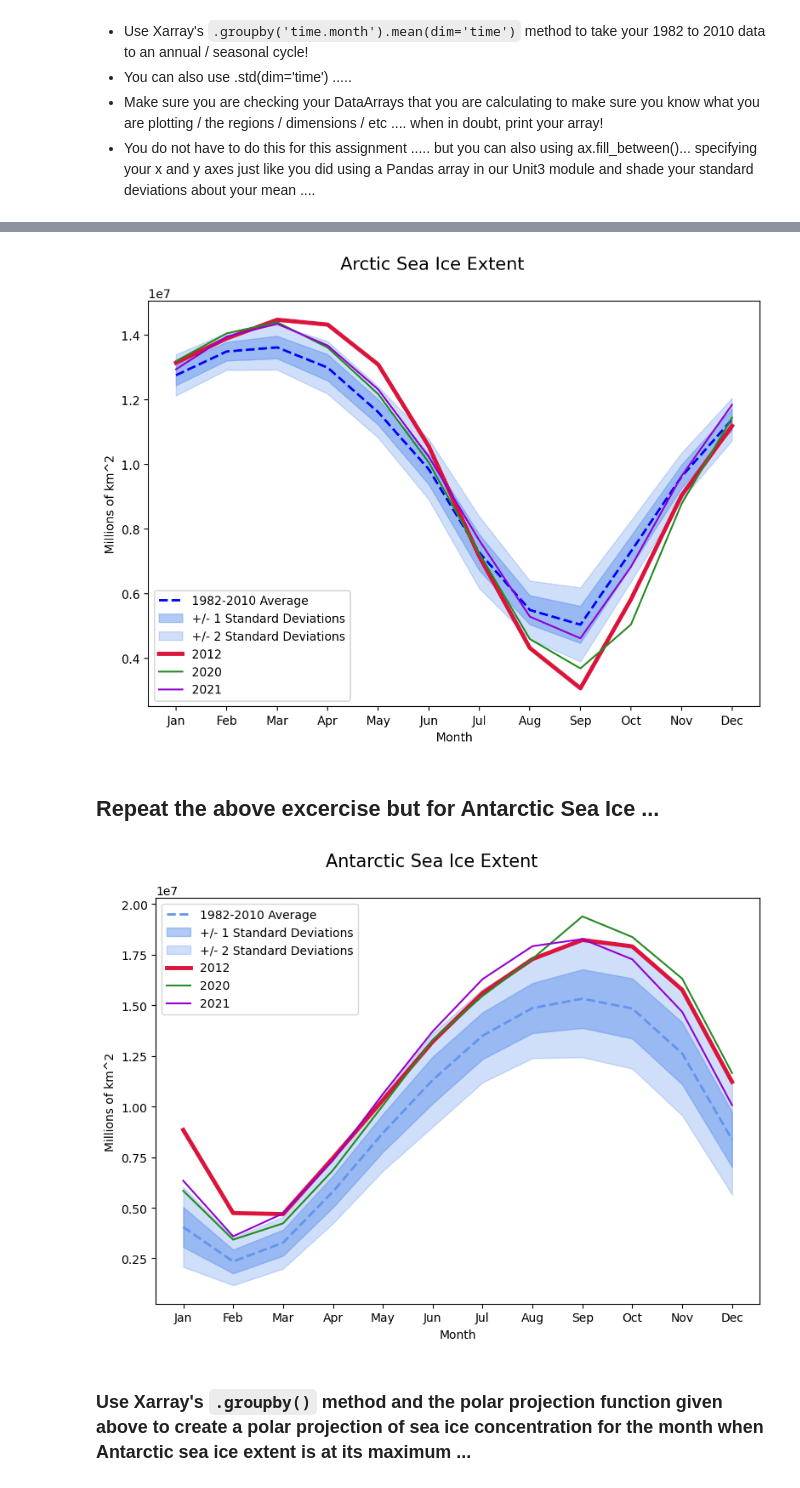
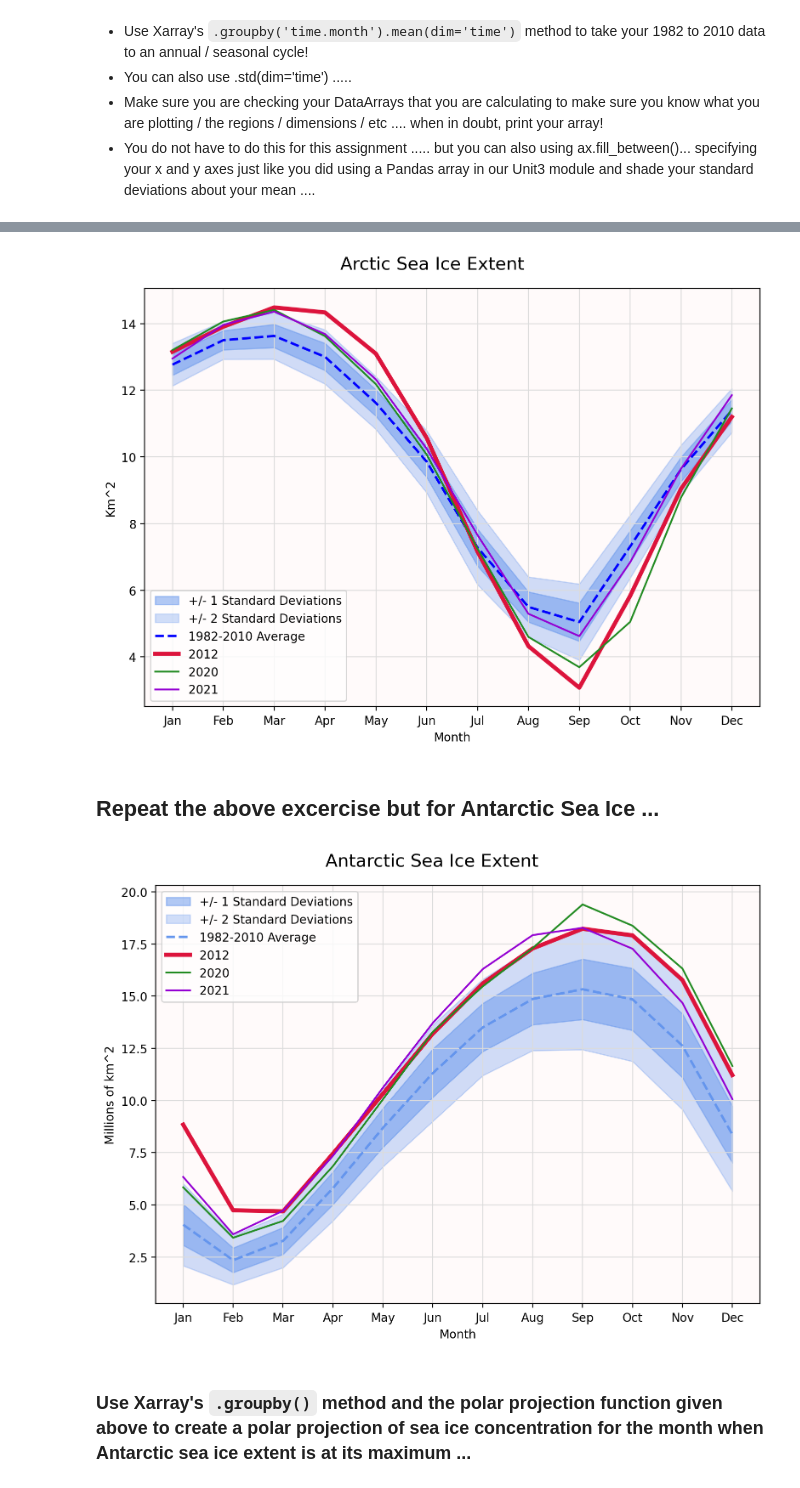
Before and after one commit to EES-3506-5506/Unit5_Holtzman, a Jupyter notebook: notebooks/SeaIce_Observations_Notebook.ipynb, the cells around one changed output, grey strips where cells are left out. Saved outputs shown, nothing was run; the diff lists cells and outputs as text; code cells hidden in the pictures.

```diff
--- a/notebooks/SeaIce_Observations_Notebook.ipynb
+++ b/notebooks/SeaIce_Observations_Notebook.ipynb
@@ -170,13 +170,15 @@ fig, (ax) = plt.subplots(nrows = 1, ncols = 1, figsize = (8, 6))
 
 fig.suptitle('Arctic Sea Ice Extent', fontsize=15)
 
-ax.plot(avgextent8210['month'],
-        avgextent8210, linewidth=2, linestyle='--',
-        label='1982-2010 Average', color='blue')
+ax.grid(color='gainsboro')
+
 ax.fill_between(avgextent8210['month'], avgextent8210+stddev8210,avgextent8210-stddev8210,
                 label='+/- 1 Standard Deviations',alpha=0.5, color='cornflowerblue')
 ax.fill_between(avgextent8210['month'], avgextent8210+(2*stddev8210),avgextent8210-(2*stddev8210),
                 label='+/- 2 Standard Deviations',alpha=0.3, color='cornflowerblue')
+ax.plot(avgextent8210['month'],
+        avgextent8210, linewidth=2, linestyle='--',
+        label='1982-2010 Average', color='blue')
 
 ax.plot(avgextent2012['month'], avgextent2012, linewidth=3.5, label='2012', color='crimson')
 ax.plot(avgextent2020['month'], avgextent2020, linewidth=1.5, label='2020', color='forestgreen')
@@ -186,12 +188,14 @@ ax.xaxis.set_ticks([1, 2, 3, 4, 5, 6, 7,  8, 9, 10, 11, 12],
               ['Jan','Feb','Mar','Apr','May','Jun','Jul','Aug','Sep','Oct','Nov','Dec'])
 
 ax.legend()
-ax.set_ylabel('Millions of km^2')
+ax.set_ylabel('Km^2')
 ax.set_xlabel('Month')
 
+ax.set_facecolor('snow')
+
 plt.tight_layout()
 # %% [output]
-[figure, old version]
+[figure, new version]
 # %% [markdown]
 ## Repeat the above excercise but for Antarctic Sea Ice ...
 # %%
@@ -199,7 +203,7 @@ cell_area=seaice_gridcell_area.cell_area
 SI_extent= SI_conc*cell_area
 antarctic_SIextent=SI_extent.sel(lat=slice(-90,0))
 total_ant_extent=antarctic_SIextent.sum(dim=['lat','lon'])
-ant_extent_km=total_ant_extent/(10**6)
+ant_extent_km=total_ant_extent/(10**6)/(10**6)
 # %%
 ant_timeavg8210=ant_extent_km.sel(time=slice('1982-01-01','2010-12-01'))
 ant_avgextent8210=ant_timeavg8210.groupby('time.month').mean(dim='time')
@@ -216,31 +220,35 @@ ant_avgextent2021=ant_SIE2021.groupby('time.month').mean(dim='time')
 # %%
 fig, (ax) = plt.subplots(nrows = 1, ncols = 1, figsize = (8, 6))
 
 fig.suptitle('Antarctic Sea Ice Extent', fontsize=15)
 
-ax.plot(ant_avgextent8210['month'],
-        ant_avgextent8210, linewidth=2, linestyle='--',
-        label='1982-2010 Average', color='cornflowerblue')
+ax.grid(color='gainsboro')
+
 ax.fill_between(ant_avgextent8210['month'], ant_avgextent8210+ant_stddev8210,
                 ant_avgextent8210-ant_stddev8210,
                 label='+/- 1 Standard Deviations',alpha=0.5, color='cornflowerblue')
 ax.fill_between(ant_avgextent8210['month'], ant_avgextent8210+(2*ant_stddev8210),
                 ant_avgextent8210-(2*ant_stddev8210),
                 label='+/- 2 Standard Deviations',alpha=0.3, color='cornflowerblue')
+ax.plot(ant_avgextent8210['month'],
+        ant_avgextent8210, linewidth=2, linestyle='--',
+        label='1982-2010 Average', color='cornflowerblue')
 
 ax.plot(ant_avgextent2012['month'], ant_avgextent2012, linewidth=3.5, label='2012', color='crimson')
 ax.plot(ant_avgextent2020['month'], ant_avgextent2020, linewidth=1.5, label='2020', color='forestgreen')
 ax.plot(ant_avgextent2021['month'], ant_avgextent2021, linewidth=1.5, label='2021', color='darkviolet')
 
 ax.xaxis.set_ticks([1, 2, 3, 4, 5, 6, 7,  8, 9, 10, 11, 12],
               ['Jan','Feb','Mar','Apr','May','Jun','Jul','Aug','Sep','Oct','Nov','Dec'])
 ax.legend()
 ax.set_ylabel('Millions of km^2')
 ax.set_xlabel('Month')
 
+ax.set_facecolor('snow')
+
 plt.tight_layout()
 # %% [output]
-[figure, old version]
+[figure, new version]
 # %% [markdown]
 ### Use Xarray's `.groupby()` method and the polar projection function given above to create a polar projection of sea ice concentration for the month when Antarctic sea ice extent is at its maximum ...
 # %% [markdown]
```
Also changed, not shown: parts of 1 cell of this notebook, 4 other files.
